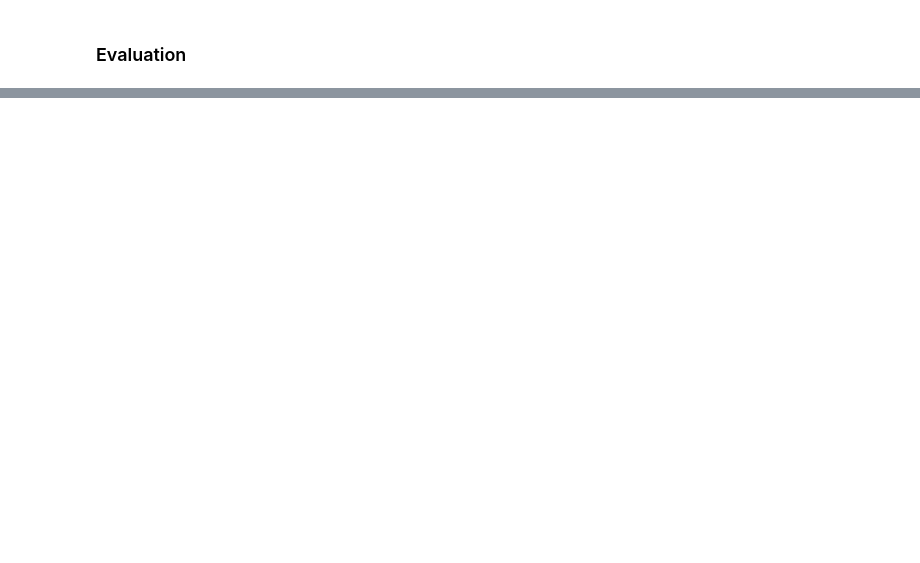
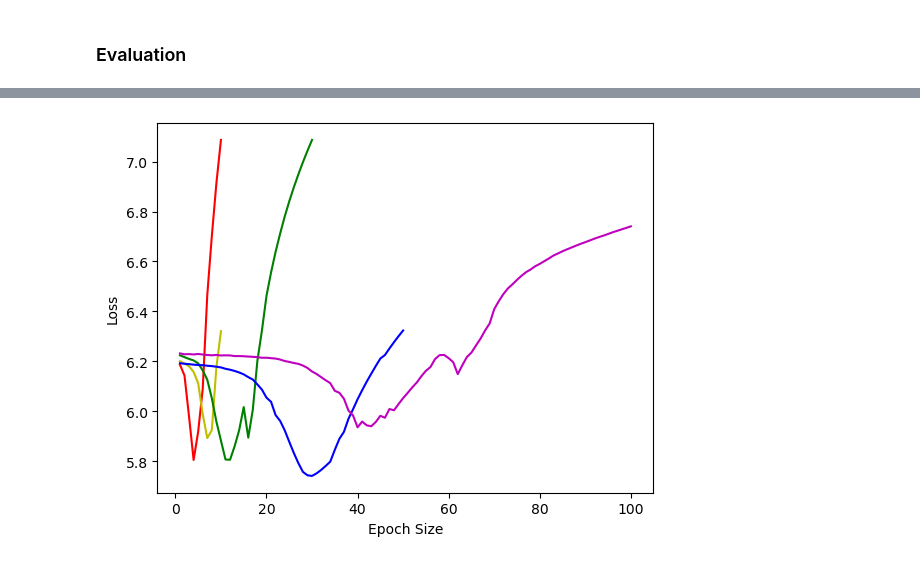
Before and after one commit to ojnim/CS365, a Jupyter notebook: notebook/FinalProject.ipynb, the cells around one changed output, grey strips where cells are left out. Drawn from its saved outputs; the diff is of its cells as text; code cells hidden in the pictures; blank space fills up the shorter version.

```diff
--- a/notebook/FinalProject.ipynb
+++ b/notebook/FinalProject.ipynb
@@ -401,0 +465,61 @@ Passing `trust_remote_code=True` will be mandatory to load this metric from the
+# %%
+#Learning rate
+
+Epoch_list_short = [x for x in range(1,11)]
+Epoch_list_mid = [x for x in range(1,31)]
+Epoch_list_long = [x for x in range(1,51)]
+Epoch_list_long_long = [x for x in range(1,101)]
+#Learning rate 0.00005
+lowest_loss = [
+    6.231729507446289, 6.228188991546631, 6.228956699371338, 6.227612495422363, 6.229526996612549,
+    6.227306365966797, 6.225395679473877, 6.224236965179443, 6.225518226623535, 6.223486423492432,
+    6.224047660827637, 6.223669052124023, 6.221007347106934, 6.221083641052246, 6.22042179107666,
+    6.219142913818359, 6.218081951141357, 6.216816425323486, 6.214277267456055, 6.214404106140137,
+    6.212663650512695, 6.211075782775879, 6.207221508026123, 6.201199054718018, 6.197707653045654,
+    6.193297386169434, 6.189899444580078, 6.183038234710693, 6.1732587814331055, 6.159226894378662,
+    6.149302959442139, 6.136756420135498, 6.124095916748047, 6.112703323364258, 6.081940174102783,
+    6.073904991149902, 6.050360679626465, 6.002722263336182, 5.983165264129639, 5.935515403747559,
+    5.958646297454834, 5.943641662597656, 5.939802169799805, 5.957111835479736, 5.981748104095459,
+    5.973896026611328, 6.00885009765625, 6.004019260406494, 6.028904914855957, 6.052630424499512,
+    6.073485851287842, 6.095391273498535, 6.115278244018555, 6.140076160430908, 6.162001609802246,
+    6.177115440368652, 6.208897590637207, 6.224905490875244, 6.22553825378418, 6.212630271911621,
+    6.19635009765625, 6.148804187774658, 6.184508323669434, 6.217309951782227, 6.235137462615967,
+    6.263626575469971, 6.291079521179199, 6.323797702789307, 6.351808071136475, 6.4090986251831055,
+    6.4409499168396, 6.469165802001953, 6.4918975830078125, 6.508532524108887, 6.526401996612549,
+    6.542928695678711, 6.557346343994141, 6.568134784698486, 6.580964088439941, 6.590479373931885,
+    6.601415157318115, 6.612240791320801, 6.623744487762451, 6.6322784423828125, 6.640961647033691,
+    6.648881912231445, 6.656289577484131, 6.663783550262451, 6.670900344848633, 6.677488327026367,
+    6.684428691864014, 6.691431045532227, 6.697839736938477, 6.703726291656494, 6.710322856903076,
+    6.716891765594482, 6.722888946533203, 6.728874206542969, 6.734745979309082, 6.740909576416016
+]
+
+#Learning rate 0.0001
+low_loss = batch_512 = [
+    6.192203044891357, 6.190314769744873, 6.188745498657227, 6.186720371246338, 6.1852126121521,
+    6.184574604034424, 6.182371139526367, 6.180751323699951, 6.178526401519775, 6.175586700439453,
+    6.170106887817383, 6.166388988494873, 6.161497116088867, 6.1553568840026855, 6.147785663604736,
+    6.136656284332275, 6.12692403793335, 6.1074748039245605, 6.086592197418213, 6.054471492767334,
+    6.03786039352417, 5.98466157913208, 5.961151123046875, 5.9235968589782715, 5.87762975692749,
+    5.8328328132629395, 5.792041778564453, 5.756974220275879, 5.743349552154541, 5.740853786468506,
+    5.7511372566223145, 5.764797687530518, 5.780789852142334, 5.798075199127197, 5.845339298248291,
+    5.889374732971191, 5.917327404022217, 5.969769477844238, 6.008025169372559, 6.048081398010254,
+    6.084068298339844, 6.118463039398193, 6.150363445281982, 6.181362628936768, 6.211269855499268,
+    6.225076198577881, 6.251622200012207, 6.2768402099609375, 6.300896167755127, 6.32359504699707
+]
+#Learning rate 0.0003
+mid_loss = [6.2239990234375,6.216647148132324,6.209654331207275,6.203518867492676,6.192065715789795,6.163589000701904,6.126288414001465,6.051880836486816,5.958495140075684,5.882617950439453,5.806708812713623,5.805641174316406,5.859466552734375,5.924002170562744,6.01662015914917,5.8942551612854,6.006546497344971,6.201990127563477,6.32350492477417,6.462177276611328,6.555911540985107,6.638702392578125,6.71204948425293,6.779936790466309,6.841231822967529,6.897190093994141,6.949131011962891,6.997842311859131,7.043798923492432,7.087125301361084]
+#Learning rate 0.0005
+high_loss = [6.200469017028809, 6.190797328948975,6.179993152618408,6.157564640045166,6.112344264984131,5.988590717315674,5.892480373382568,5.924180030822754,6.176090717315674,6.3208088874816895]
+#Learning rate 0.001
+very_high_loss = [6.186917781829834, 6.1429266929626465, 5.977673053741455, 5.804806709289551, 5.918024063110352, 6.089465141296387, 6.466081142425537, 6.701893329620361, 6.913250923156738, 7.087080955505371]
+
+plt.plot(Epoch_list_short, very_high_loss,color='r', label='0.001')
+plt.plot(Epoch_list_short, high_loss, color='y', label='0.0005')
+plt.plot(Epoch_list_mid, mid_loss, color='g', label='0.0003')
+plt.plot(Epoch_list_long, low_loss, color='b', label='0.0001')
+plt.plot(Epoch_list_long_long, lowest_loss, color='m', label='0.00005')
+plt.xlabel('Epoch Size')
+plt.ylabel('Loss')
+plt.show()
+# %% [output]
+[figure, added]
```
Also changed, not shown: parts of 12 cells of this notebook.
